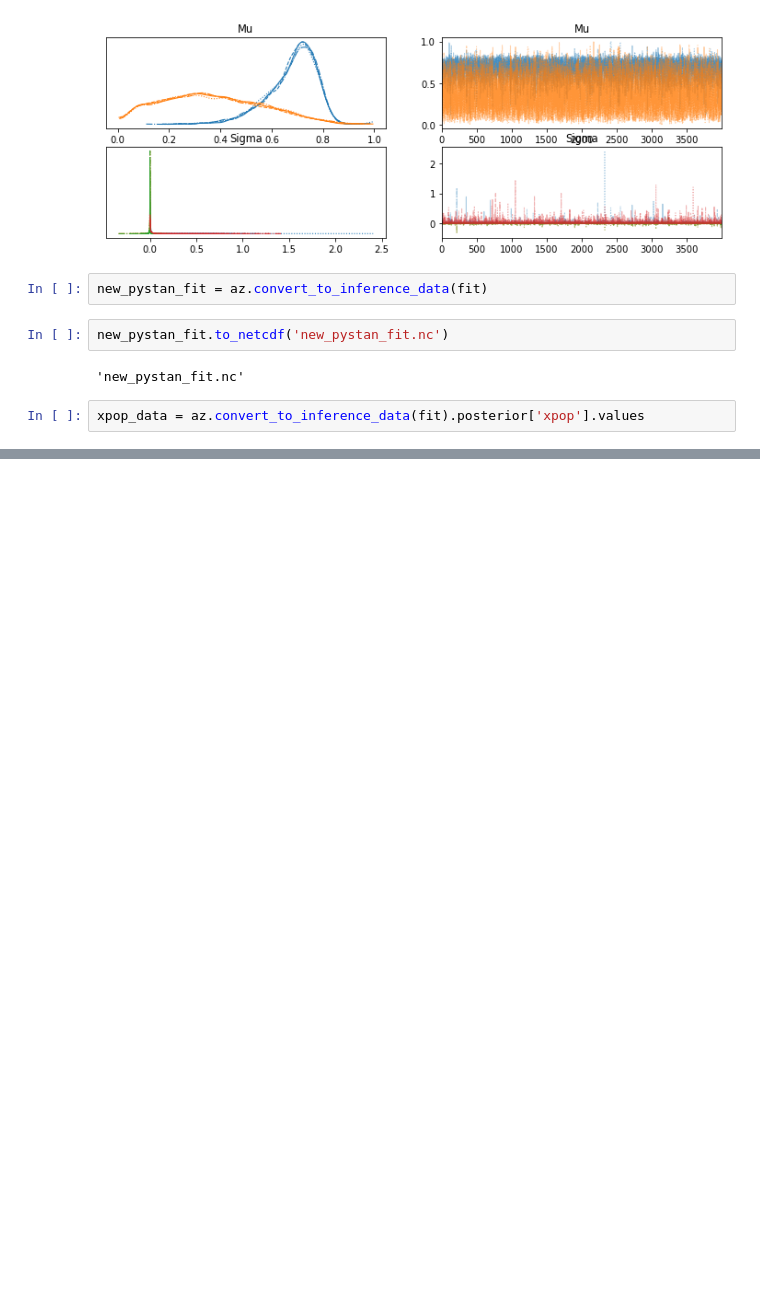
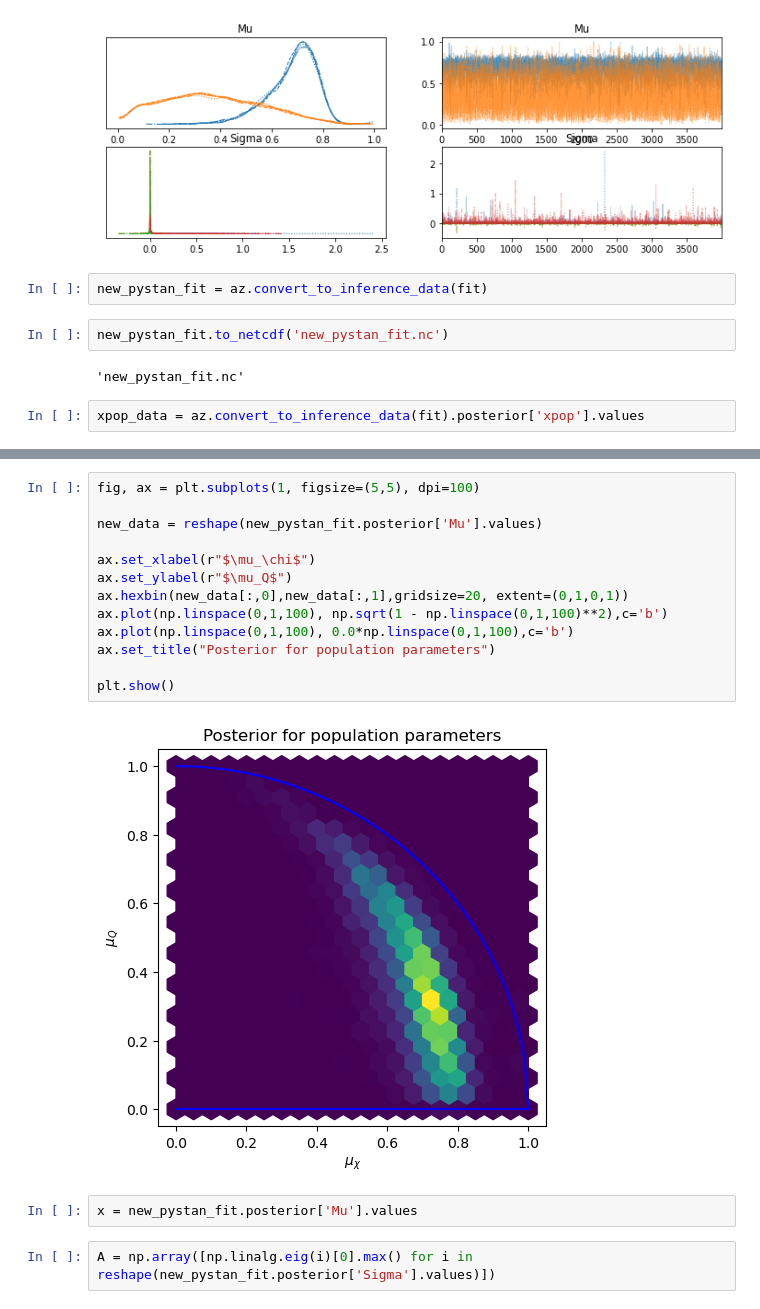
Before and after one commit to Potatoasad/charged-ringdown-analysis-tools, a Jupyter notebook: testing/PyStanCode.ipynb, the cells around one changed output, grey strips where cells are left out. Saved outputs shown, nothing was run; the diff lists cells and outputs as text; blank space fills up the shorter version.

```diff
--- a/testing/PyStanCode.ipynb
+++ b/testing/PyStanCode.ipynb
@@ -91,0 +93,19 @@ plt.show()
+# %%
+fig, ax = plt.subplots(1, figsize=(5,5), dpi=100)
+
+new_data = reshape(new_pystan_fit.posterior['Mu'].values)
+
+ax.set_xlabel(r"$\mu_\chi$")
+ax.set_ylabel(r"$\mu_Q$")
+ax.hexbin(new_data[:,0],new_data[:,1],gridsize=20, extent=(0,1,0,1))
+ax.plot(np.linspace(0,1,100), np.sqrt(1 - np.linspace(0,1,100)**2),c='b')
+ax.plot(np.linspace(0,1,100), 0.0*np.linspace(0,1,100),c='b')
+ax.set_title("Posterior for population parameters")
+
+plt.show()
+# %% [output]
+[figure, added]
+# %%
+x = new_pystan_fit.posterior['Mu'].values
+# %%
+A = np.array([np.linalg.eig(i)[0].max() for i in reshape(new_pystan_fit.posterior['Sigma'].values)])
```
Also changed, not shown: parts of 7 cells of this notebook, 3 other files.
